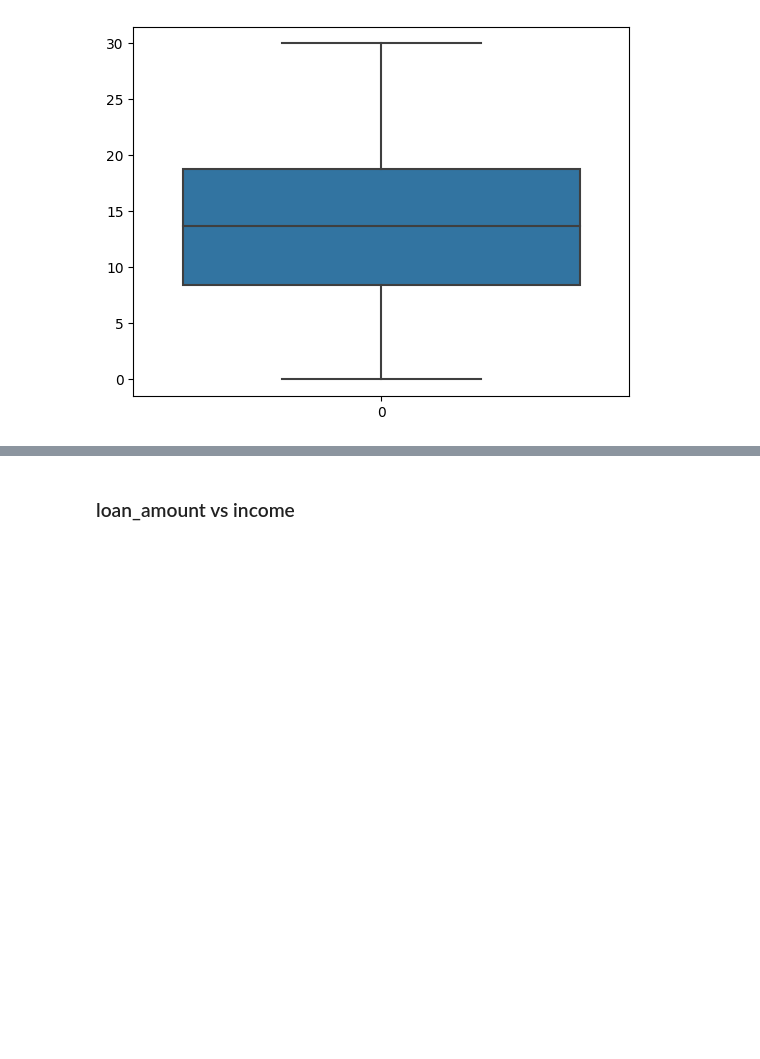
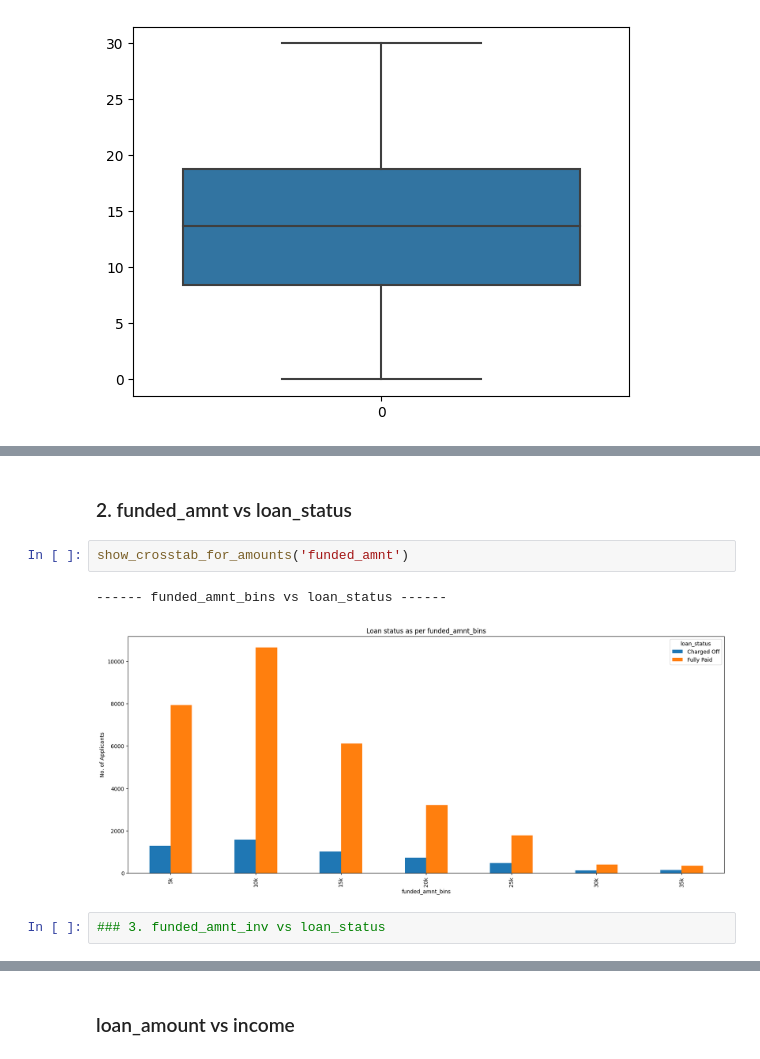
Before and after one commit to sagar220887/LendingClubCaseStudy, a Jupyter notebook: LendingCaseStudyNotebook.ipynb, the cells around one changed output, grey strips where cells are left out. Drawn from its saved outputs; the diff is of its cells as text; blank space fills up the shorter version.

```diff
--- a/LendingCaseStudyNotebook.ipynb
+++ b/LendingCaseStudyNotebook.ipynb
@@ -1018,0 +1144,9 @@ loan_df_outlier.head()
+# %% [markdown]
+### 2. funded_amnt vs loan_status
+# %%
+show_crosstab_for_amounts('funded_amnt')
+# %% [output]
+------ funded_amnt_bins vs loan_status ------
+[figure, added]
+# %%
+### 3. funded_amnt_inv vs loan_status
```
Also changed, not shown: parts of 99 cells of this notebook.
